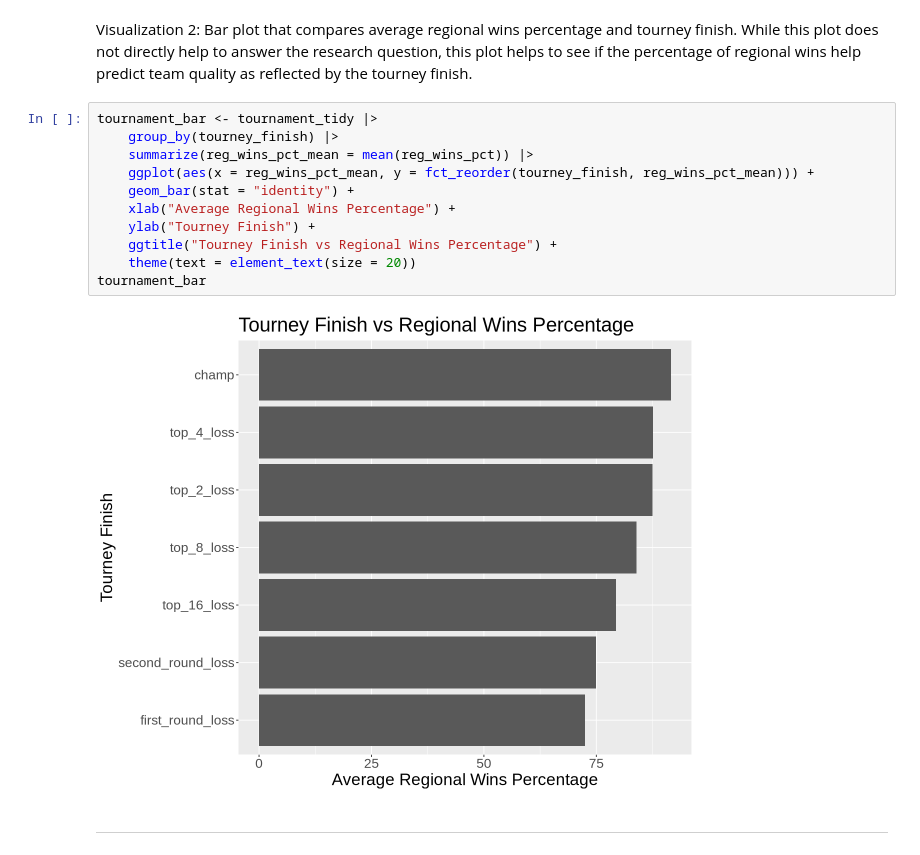
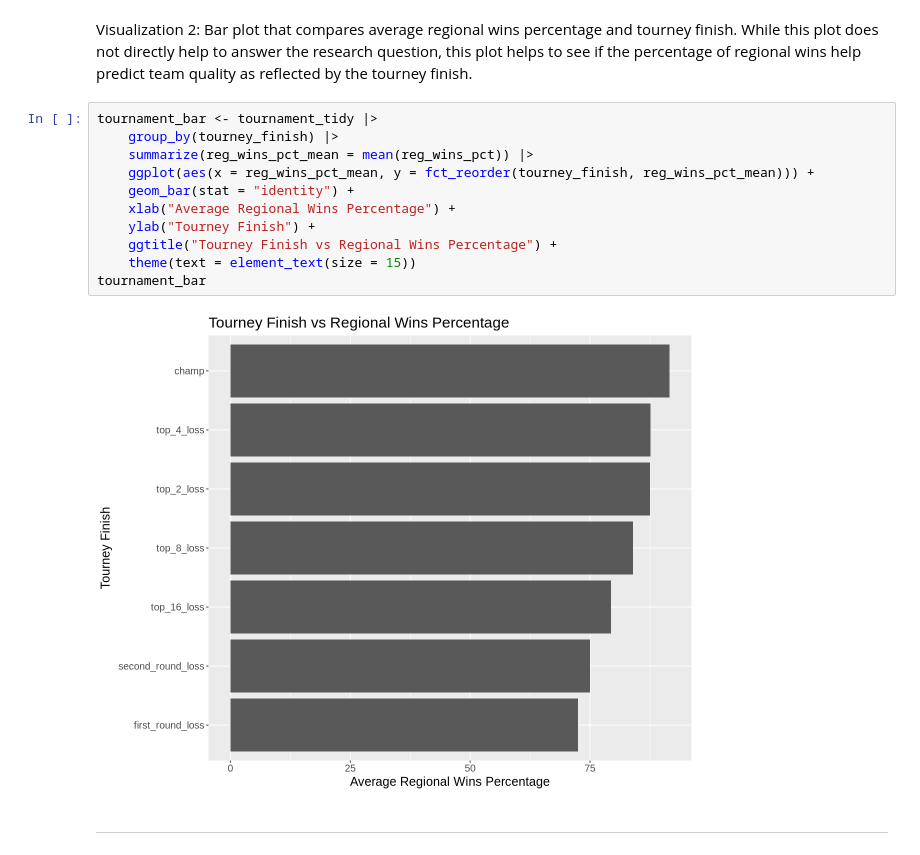
Before and after one commit to mavischan7/dsci-100-project-mavis-chan, a Jupyter notebook: dsci-100-project-notebook.ipynb, the cells around one changed output. Saved outputs shown, nothing was run; the diff lists cells and outputs as text.

```diff
--- a/dsci-100-project-notebook.ipynb
+++ b/dsci-100-project-notebook.ipynb
@@ -423,16 +419,16 @@ Visualization 2: Bar plot that compares average regional wins percentage and tou
 # %%
 tournament_bar <- tournament_tidy |>
     group_by(tourney_finish) |>
     summarize(reg_wins_pct_mean = mean(reg_wins_pct)) |>
     ggplot(aes(x = reg_wins_pct_mean, y = fct_reorder(tourney_finish, reg_wins_pct_mean))) +
     geom_bar(stat = "identity") +
     xlab("Average Regional Wins Percentage") +
     ylab("Tourney Finish") +
     ggtitle("Tourney Finish vs Regional Wins Percentage") +
-    theme(text = element_text(size = 20))
+    theme(text = element_text(size = 15))
 tournament_bar
 # %% [output]
-[figure, old version]
+[figure, new version]
 # %% [markdown]
 ------
 # %% [markdown]
```
Also changed, not shown: parts of 3 cells of this notebook.
